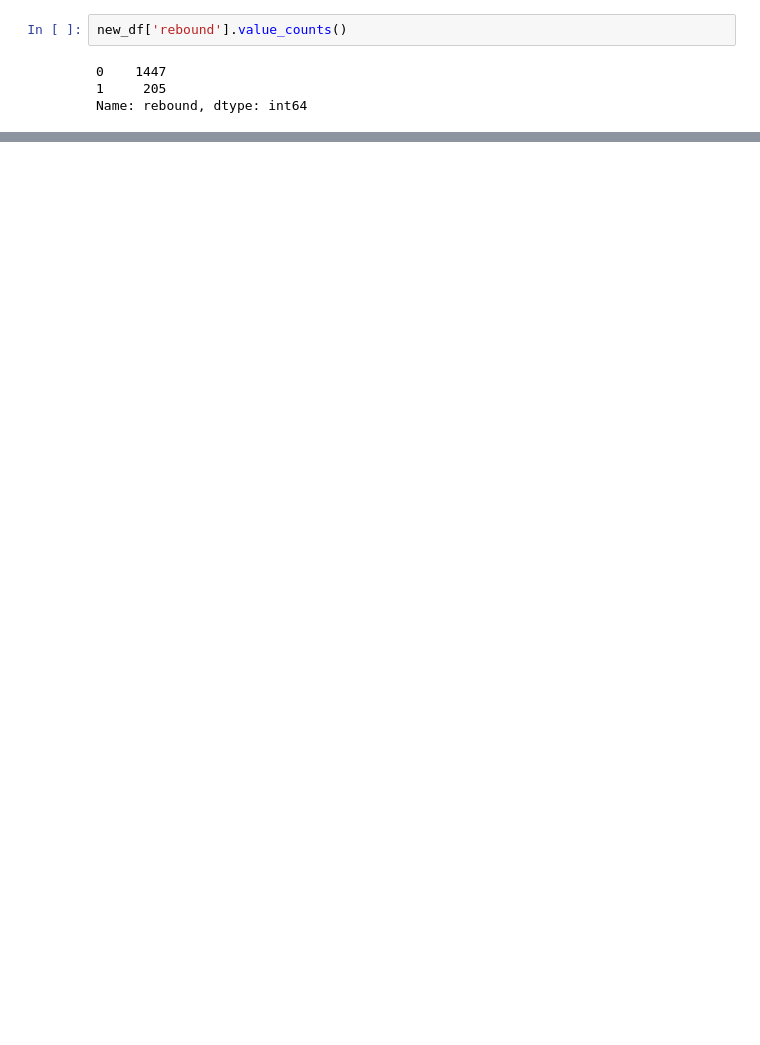
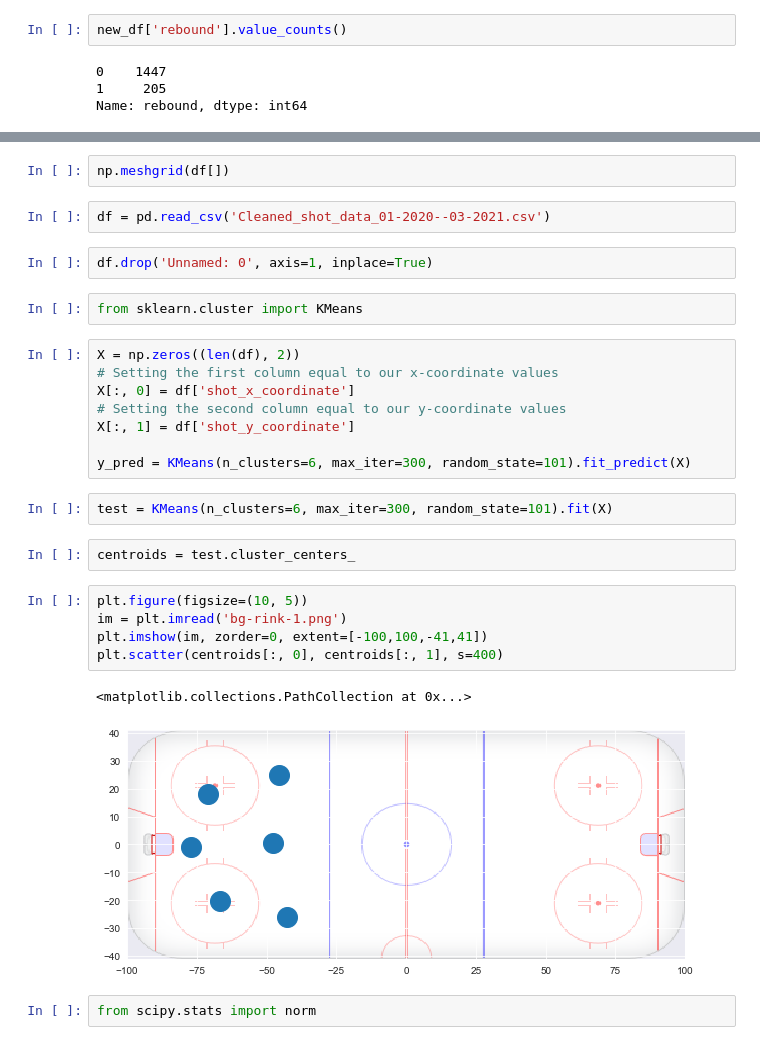
Before and after one commit to Aethernyx/NHL_Shot_Tracker, a Jupyter notebook: Data_Cleaning_and_Initial_Visualizations.ipynb, the cells around one changed output, grey strips where cells are left out. Saved outputs shown, nothing was run; the diff lists cells and outputs as text; blank space fills up the shorter version.

Commit message:
Updated Data Collection and Visualizations. Added Data Cleaning Functions

```diff
--- a/Data_Cleaning_and_Initial_Visualizations.ipynb
+++ b/Data_Cleaning_and_Initial_Visualizations.ipynb
@@ -496,0 +523,30 @@ Name: rebound, dtype: int64
+# %%
+np.meshgrid(df[])
+# %%
+df = pd.read_csv('Cleaned_shot_data_01-2020--03-2021.csv')
+# %%
+df.drop('Unnamed: 0', axis=1, inplace=True)
+# %%
+from sklearn.cluster import KMeans
+# %%
+X = np.zeros((len(df), 2))
+# Setting the first column equal to our x-coordinate values
+X[:, 0] = df['shot_x_coordinate']
+# Setting the second column equal to our y-coordinate values
+X[:, 1] = df['shot_y_coordinate']
+
+y_pred = KMeans(n_clusters=6, max_iter=300, random_state=101).fit_predict(X)
+# %%
+test = KMeans(n_clusters=6, max_iter=300, random_state=101).fit(X)
+# %%
+centroids = test.cluster_centers_
+# %%
+plt.figure(figsize=(10, 5))
+im = plt.imread('bg-rink-1.png')
+plt.imshow(im, zorder=0, extent=[-100,100,-41,41])
+plt.scatter(centroids[:, 0], centroids[:, 1], s=400)
+# %% [output]
+<matplotlib.collections.PathCollection at 0x...>
+[figure, added]
+# %%
+from scipy.stats import norm
```
Also changed, not shown: parts of 3 cells of this notebook, 9 other files.
